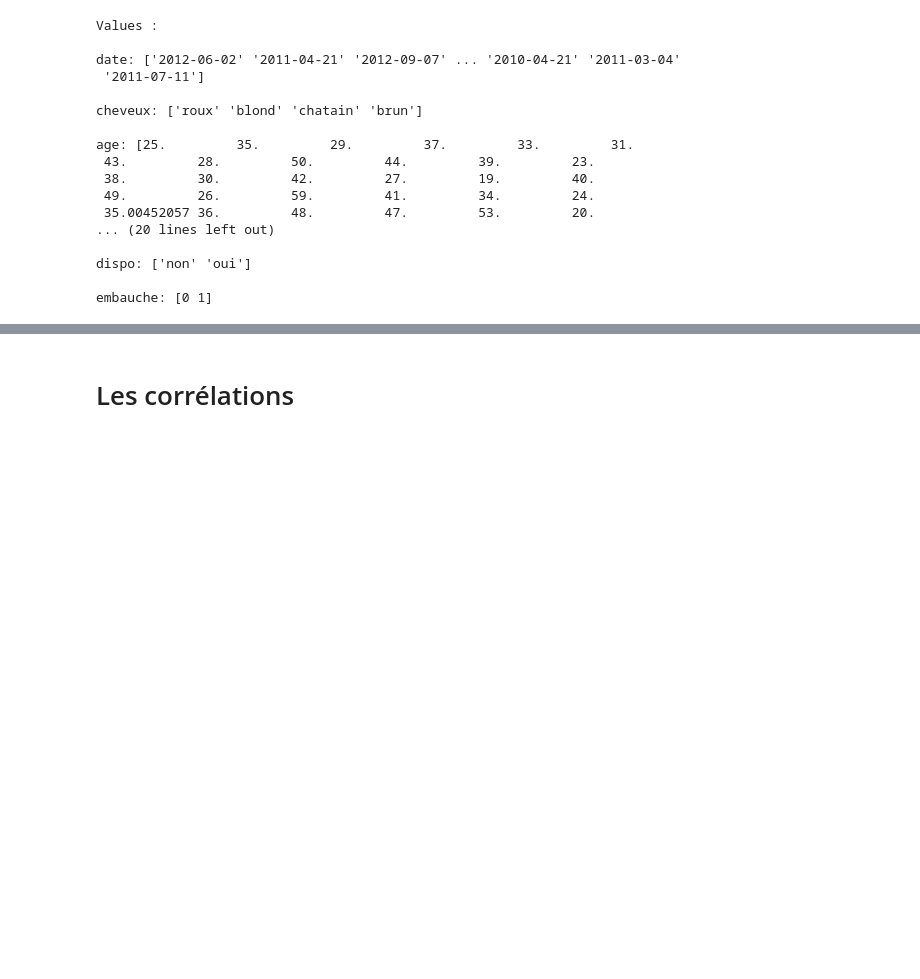
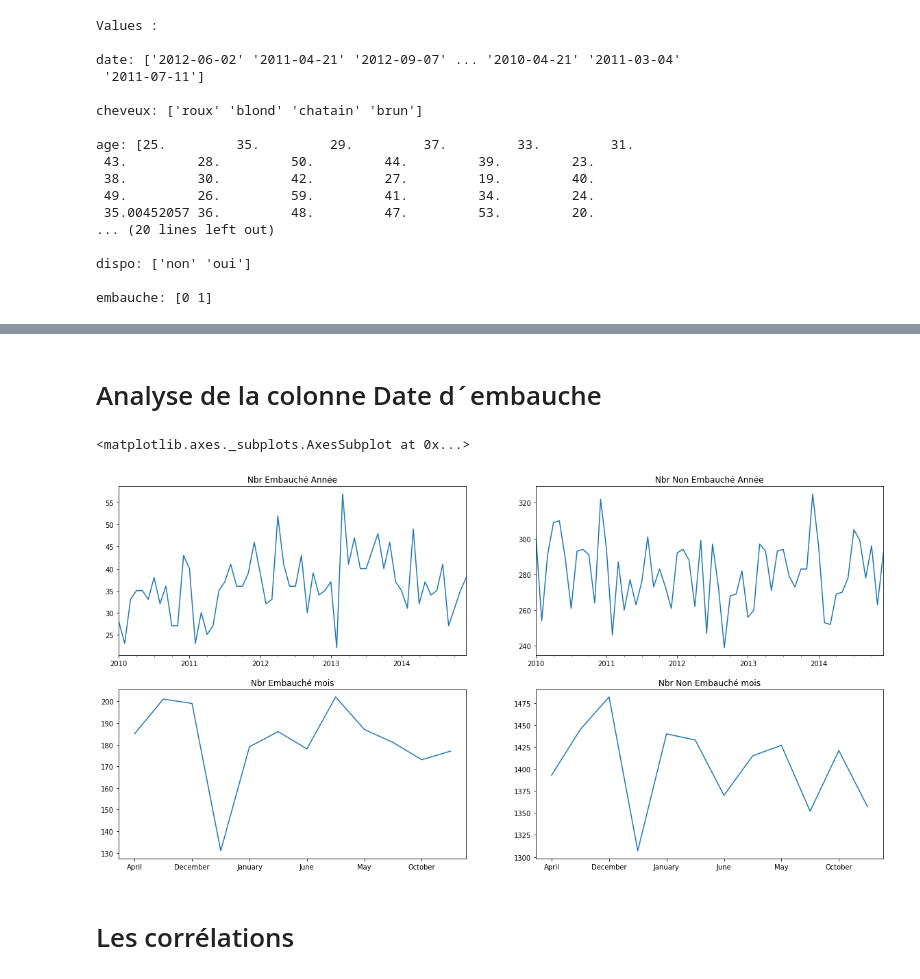
Before and after one commit to FelixEbenezer/AmazonSageMakerCourse, a Jupyter notebook: TestQuant_FelixNganga.ipynb, the cells around one changed output, grey strips where cells are left out. Drawn from its saved outputs; the diff is of its cells as text; code cells hidden in the pictures; blank space fills up the shorter version.

```diff
--- a/TestQuant_FelixNganga.ipynb
+++ b/TestQuant_FelixNganga.ipynb
@@ -228,0 +241,35 @@ embauche: [0 1]
+# %% [markdown]
+# Analyse de la colonne Date d´embauche
+# %%
+#Je le convertis en DateTime pour mieux le traiter comme une date
+candidat_df.date = pd.to_datetime(candidat_df.date)
+# %%
+# ici je fais une analyse graphique de la date pour voir si ca y ressort une tendance ou sainonnalité d´embauche ou pas
+#en comparant ces embauches par année et par mois
+date_1 = candidat_df[candidat_df.embauche==1].date.dt.month_name().value_counts()
+date_0 = candidat_df[candidat_df.embauche==0].date.dt.month_name().value_counts()
+date_0_y = candidat_df[candidat_df.embauche==0].date.dt.to_period('M').value_counts()
+date_1_y = candidat_df[candidat_df.embauche==1].date.dt.to_period('M').value_counts()
+
+date_1_y = date_1_y.sort_index()
+date_0_y = date_0_y.sort_index()
+date_1 = date_1.sort_index()
+date_0 = date_0.sort_index()
+
+plt.figure(figsize=(20,10))
+plt.subplot(2,2,1)
+
+plt.title("Nbr Embauché Année")
+date_1_y.plot()
+plt.subplot(2,2,2)
+plt.title("Nbr Non Embauché Année")
+date_0_y.plot()
+plt.subplot(2,2,3)
+plt.title("Nbr Embauché mois")
+date_1.plot()
+plt.subplot(2,2,4)
+plt.title("Nbr Non Embauché mois")
+date_0.plot()
+# %% [output]
+<matplotlib.axes._subplots.AxesSubplot at 0x...>
+[figure, added]
```
Also changed, not shown: parts of 124 cells of this notebook.
